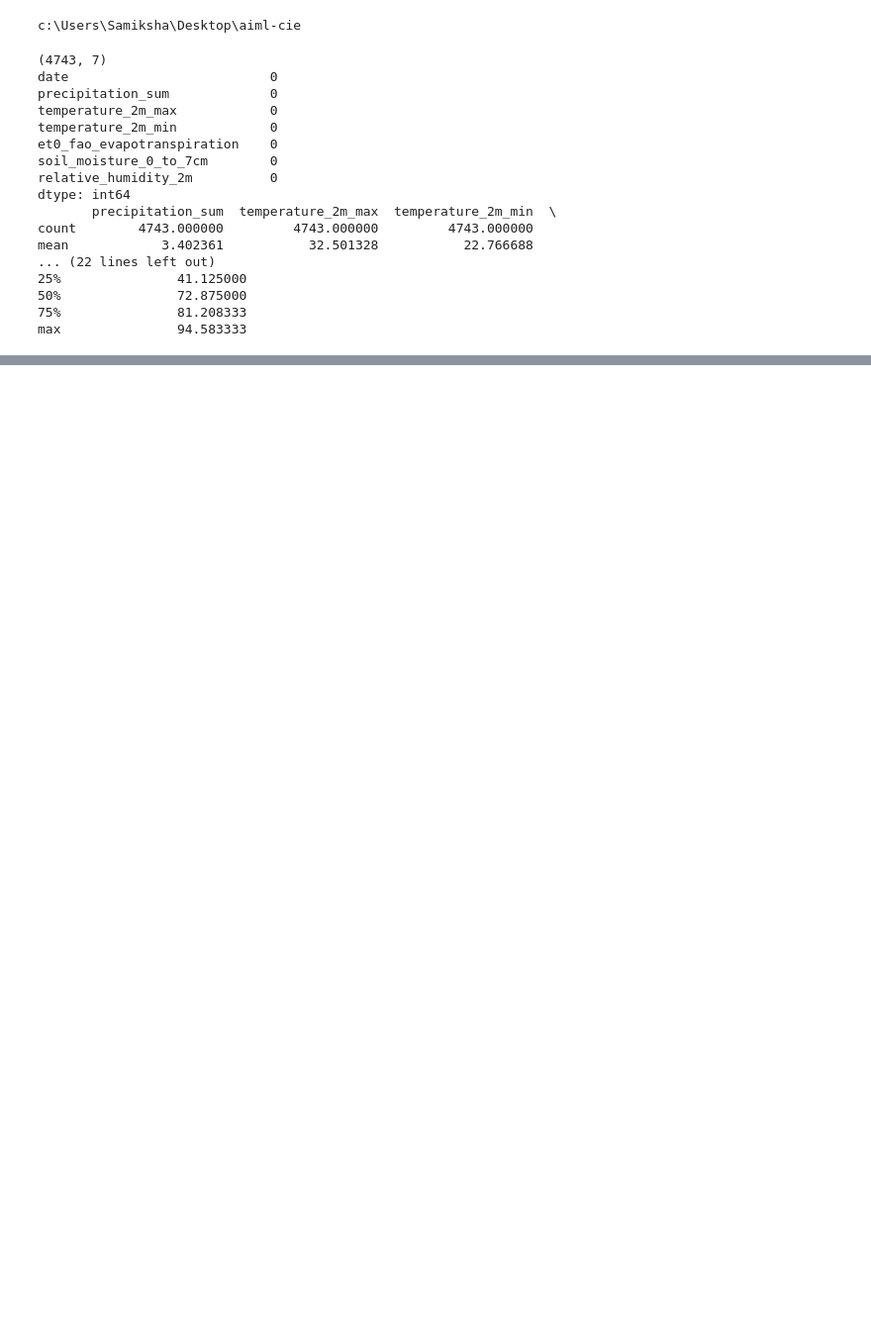
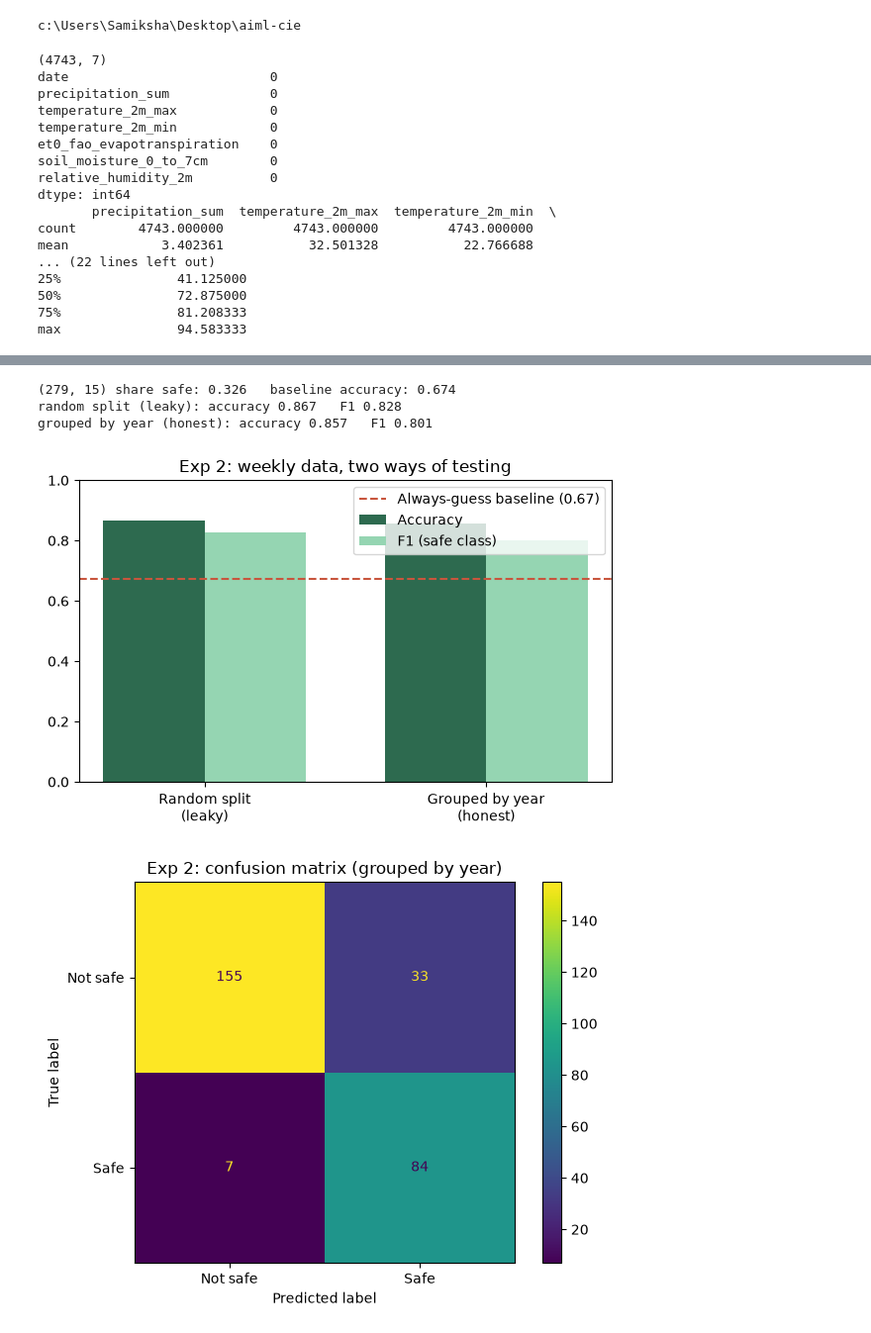
Before and after one commit to samikshadongare06-jpg/aiml-cie, a Jupyter notebook: notebooks/experiments.ipynb, the cells around one changed output, grey strips where cells are left out. Shown at 99% size. Saved outputs shown, nothing was run; the diff lists cells and outputs as text; code cells hidden in the pictures; blank space fills up the shorter version.

```diff
--- a/notebooks/experiments.ipynb
+++ b/notebooks/experiments.ipynb
@@ -30,0 +155,49 @@ max               94.583333
+# %%
+# weekly data, two ways of testing
+from sklearn.model_selection import KFold, GroupKFold, cross_validate, cross_val_predict
+
+df = pd.read_csv('data/processed/final_dataset.csv')
+FEATURES = ['doy', 'rain_7d', 'rain_14d', 'rain_cum_may1', 'rain_days_14d', 'days_since_rain',
+            'tmax_7d', 'tmin_7d', 'soil_7d', 'rh_7d', 'et0_7d', 'oni', 'oni_change', 'dmi', 'soi']
+X, y, groups = df[FEATURES], df['safe_label'], df['year']
+base_acc = max(y.mean(), 1 - y.mean())          # accuracy of always guessing the common answer
+print(X.shape, f'share safe: {y.mean():.3f}   baseline accuracy: {base_acc:.3f}')
+
+rf = RandomForestClassifier(n_estimators=300, class_weight='balanced', random_state=RS)
+scoring = ['accuracy', 'f1']
+leaky = cross_validate(rf, X, y, cv=KFold(5, shuffle=True, random_state=RS), scoring=scoring)
+honest = cross_validate(rf, X, y, cv=GroupKFold(n_splits=5), groups=groups, scoring=scoring)
+
+for name, r in [('random split (leaky)', leaky), ('grouped by year (honest)', honest)]:
+    print(f"{name}: accuracy {r['test_accuracy'].mean():.3f}   F1 {r['test_f1'].mean():.3f}")
+    log(f'Exp2 {name} accuracy', r['test_accuracy'].mean(), r['test_accuracy'].std())
+    log(f'Exp2 {name} F1', r['test_f1'].mean(), r['test_f1'].std())
+log('Baseline weekly (always majority)', base_acc)
+# %% [output]
+(279, 15) share safe: 0.326   baseline accuracy: 0.674
+random split (leaky): accuracy 0.867   F1 0.828
+grouped by year (honest): accuracy 0.857   F1 0.801
+# %%
+# charts
+labels = ['Random split\n(leaky)', 'Grouped by year\n(honest)']
+acc = [leaky['test_accuracy'].mean(), honest['test_accuracy'].mean()]
+f1 = [leaky['test_f1'].mean(), honest['test_f1'].mean()]
+x = np.arange(2)
+
+plt.figure(figsize=(6, 4))
+plt.bar(x - 0.18, acc, 0.36, label='Accuracy', color='#2D6A4F')
+plt.bar(x + 0.18, f1, 0.36, label='F1 (safe class)', color='#95D5B2')
+plt.axhline(base_acc, color='#C8553D', linestyle='--', label=f'Always-guess baseline ({base_acc:.2f})')
+plt.xticks(x, labels); plt.ylim(0, 1)
+plt.title('Exp 2: weekly data, two ways of testing')
+plt.legend(); plt.tight_layout()
+plt.savefig('static/charts/exp2_cv.png', dpi=150); plt.show()
+
+pred = cross_val_predict(rf, X, y, cv=GroupKFold(n_splits=5), groups=groups)
+ConfusionMatrixDisplay.from_predictions(y, pred, display_labels=['Not safe', 'Safe'])
+plt.title('Exp 2: confusion matrix (grouped by year)')
+plt.tight_layout()
+plt.savefig('static/charts/exp2_confusion.png', dpi=150); plt.show()
+# %% [output]
+[figure, added]
+[figure, added]
```
Also changed, not shown: parts of 6 cells of this notebook, 15 other files.
